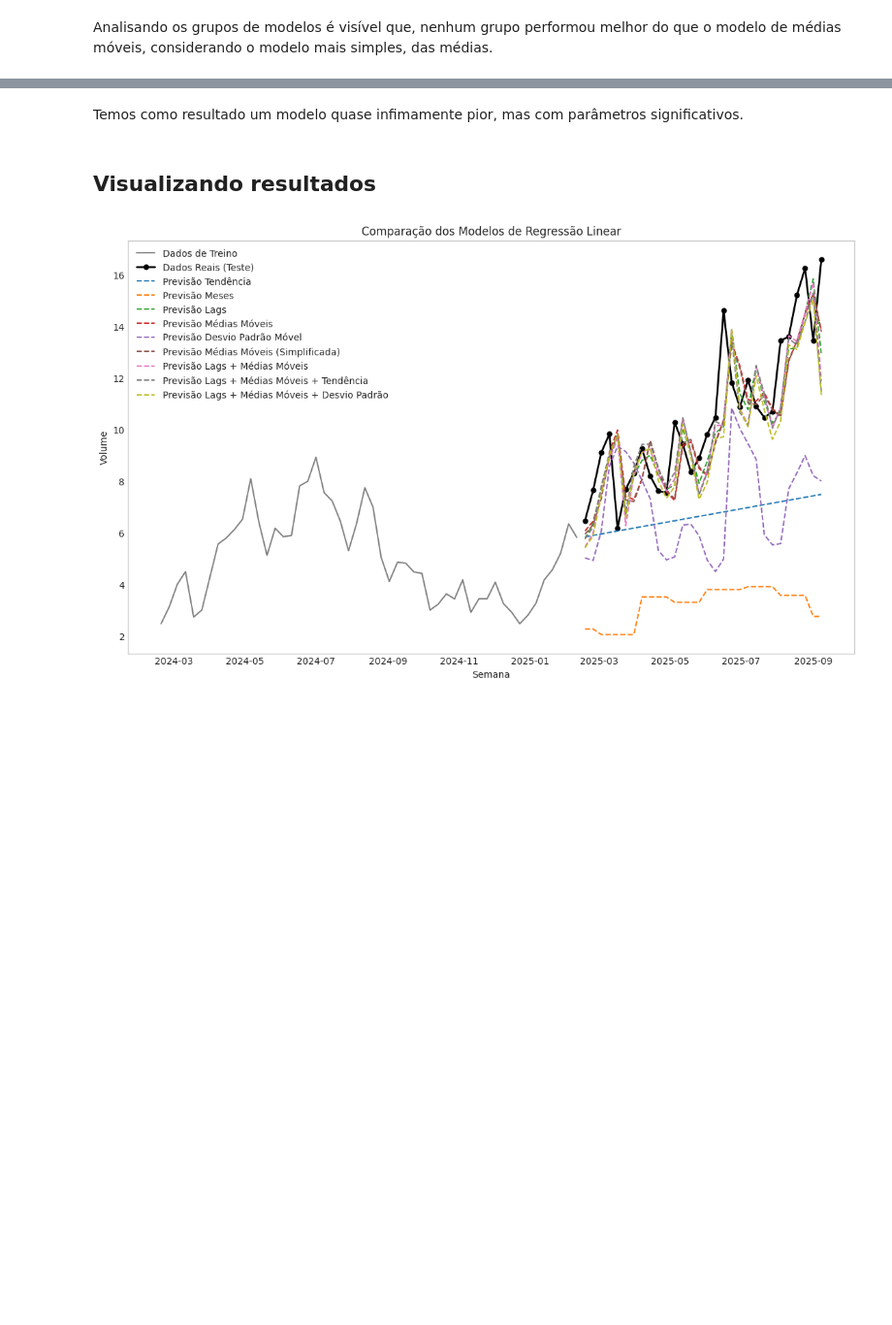
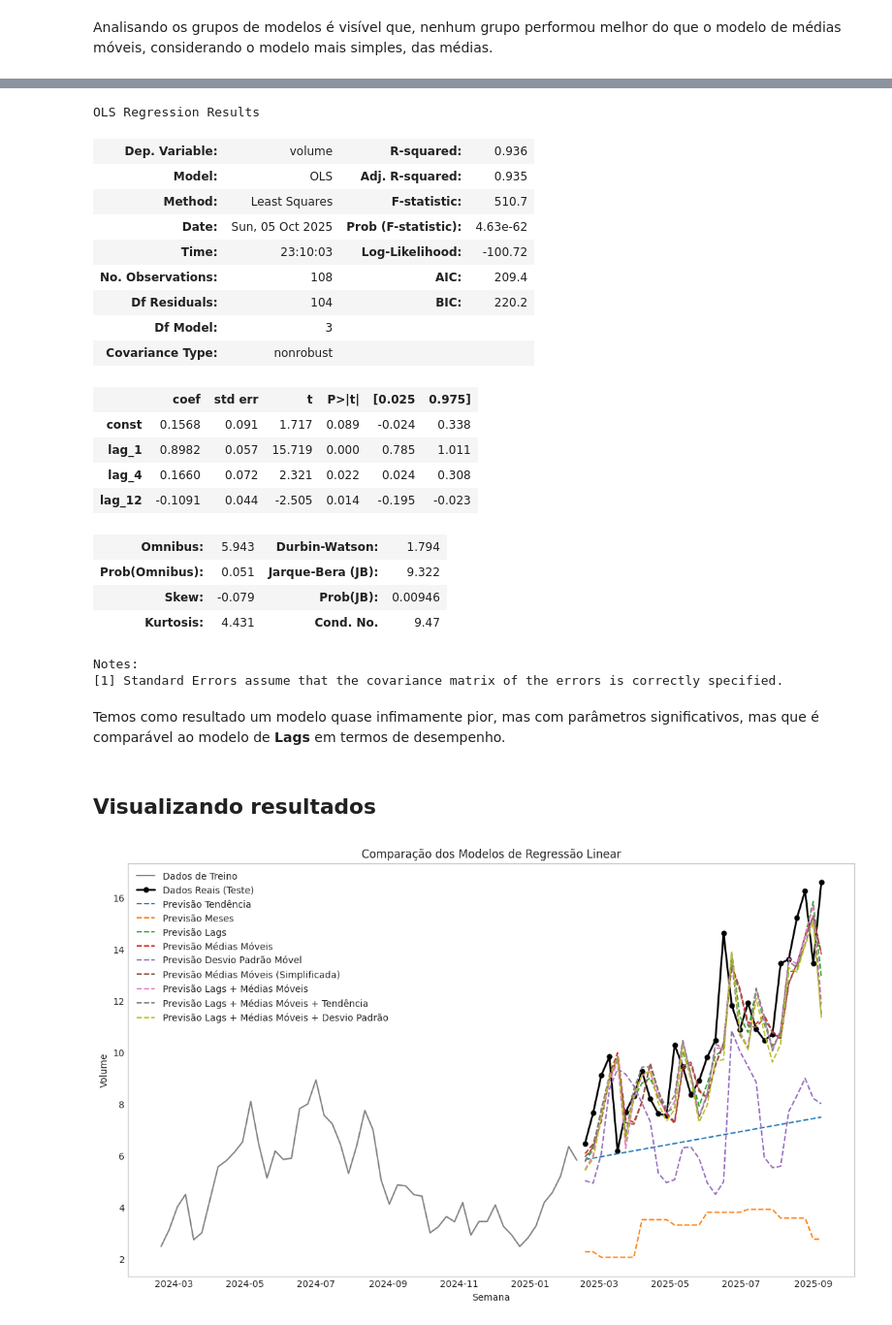
Before and after one commit to PedroPHC25/Time-Series-A1, a Jupyter notebook: relatorio.ipynb, the cells around one changed output, grey strips where cells are left out. Shown at 97% size. Saved outputs shown, nothing was run; the diff lists cells and outputs as text; code cells hidden in the pictures; blank space fills up the shorter version.

```diff
--- a/relatorio.ipynb
+++ b/relatorio.ipynb
@@ -871,8 +871,32 @@ OLS Regression Results
 | Kurtosis: | 4.740 | Cond. No. | 47.9 |
 Notes:
 [1] Standard Errors assume that the covariance matrix of the errors is correctly specified.
+# %%
+models["Lags"].summary()
+# %% [output]
+OLS Regression Results
+| Dep. Variable: | volume | R-squared: | 0.936 |
+| Model: | OLS | Adj. R-squared: | 0.935 |
+| Method: | Least Squares | F-statistic: | 510.7 |
+| Date: | Sun, 05 Oct 2025 | Prob (F-statistic): | 4.63e-62 |
+| Time: | 23:10:03 | Log-Likelihood: | -100.72 |
+| No. Observations: | 108 | AIC: | 209.4 |
+| Df Residuals: | 104 | BIC: | 220.2 |
+| Df Model: | 3 |  |  |
+| Covariance Type: | nonrobust |  |  |
+|  | coef | std err | t | P>|t| | [0.025 | 0.975] |
+| const | 0.1568 | 0.091 | 1.717 | 0.089 | -0.024 | 0.338 |
+| lag_1 | 0.8982 | 0.057 | 15.719 | 0.000 | 0.785 | 1.011 |
+| lag_4 | 0.1660 | 0.072 | 2.321 | 0.022 | 0.024 | 0.308 |
+| lag_12 | -0.1091 | 0.044 | -2.505 | 0.014 | -0.195 | -0.023 |
+| Omnibus: | 5.943 | Durbin-Watson: | 1.794 |
+| Prob(Omnibus): | 0.051 | Jarque-Bera (JB): | 9.322 |
+| Skew: | -0.079 | Prob(JB): | 0.00946 |
+| Kurtosis: | 4.431 | Cond. No. | 9.47 |
+Notes:
+[1] Standard Errors assume that the covariance matrix of the errors is correctly specified.
 # %% [markdown]
-Temos como resultado um modelo quase infimamente pior, mas com parâmetros significativos.
+Temos como resultado um modelo quase infimamente pior, mas com parâmetros significativos, mas que é comparável ao modelo de **Lags** em termos de desempenho.
 # %% [markdown]
 ## Visualizando resultados
 # %%
```
Also changed, not shown: parts of 5 cells of this notebook.
